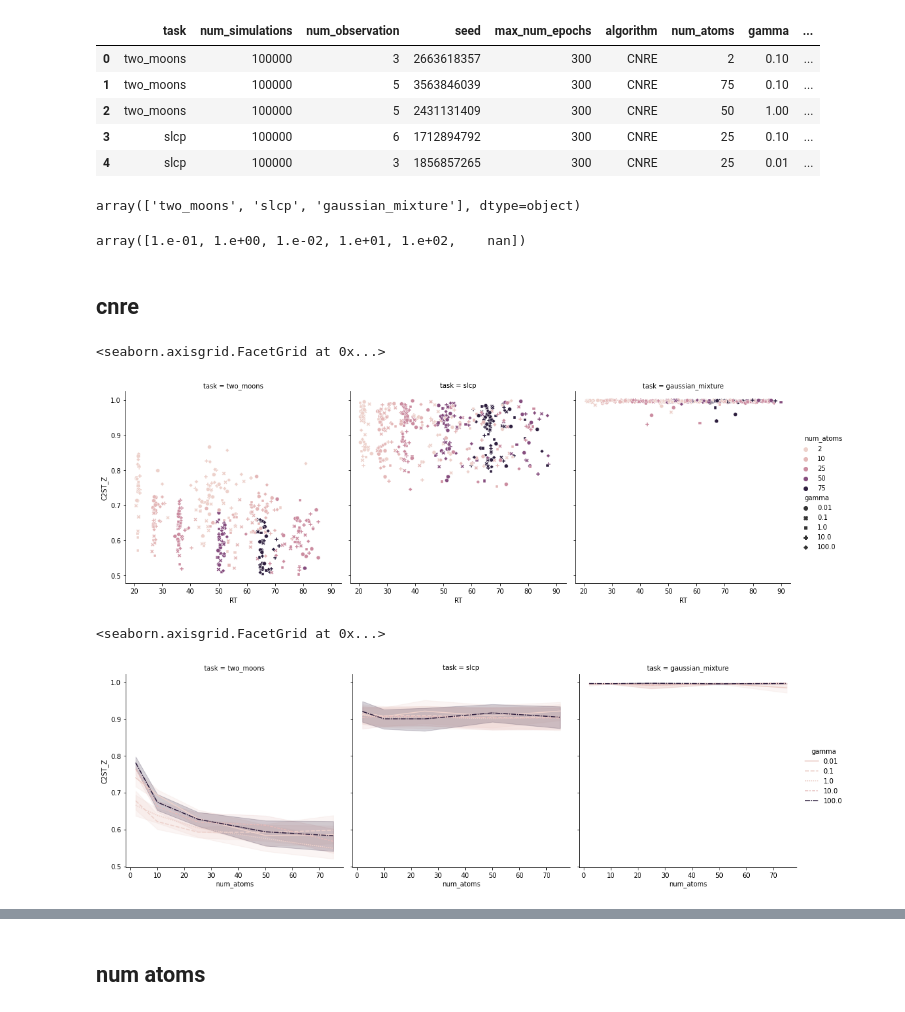
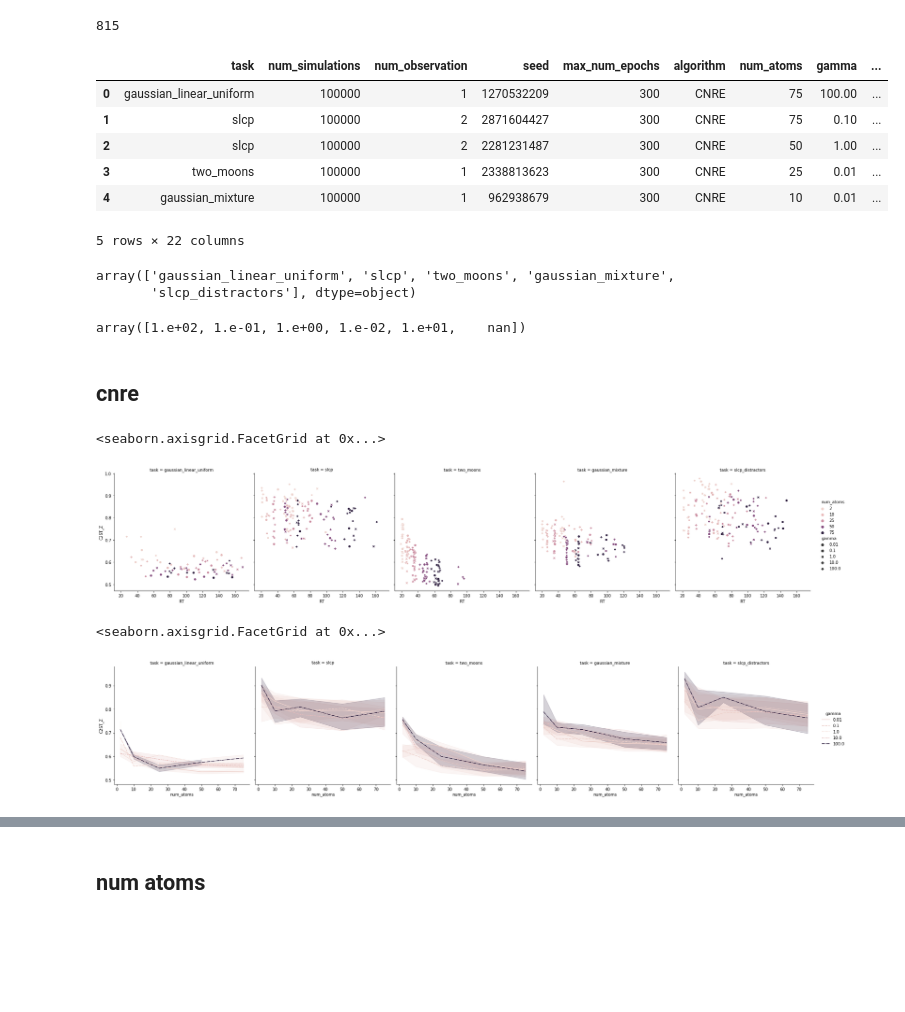
Before and after one commit to bkmi/cnre, a Jupyter notebook: benchmarking/01 initial metrics.ipynb, the cells around one changed output, grey strips where cells are left out. Saved outputs shown, nothing was run; the diff lists cells and outputs as text; code cells hidden in the pictures; blank space fills up the shorter version.

```diff
--- a/benchmarking/01 initial metrics.ipynb
+++ b/benchmarking/01 initial metrics.ipynb
@@ -57,31 +57,34 @@ def get_true_theta_from_row(row):
     return task.get_true_parameters(num_observation)
 # %%
 # df = pd.read_csv("metrics.csv", index_col=0)
-df = pd.read_csv("metrics-0401.csv", index_col=0)
-df = pd.read_csv("metrics-0402.csv", index_col=0)
+# df = pd.read_csv("metrics-0401.csv", index_col=0)
+# df = pd.read_csv("metrics-0402.csv", index_col=0)
 
 files = [
-    "metrics-0401.csv",
-    "metrics-0402.csv",
+    "metrics-0406.csv",
 ]
 df = pd.concat([pd.read_csv(file, index_col=0) for file in files], ignore_index=True)
 df["training_samples_id"] = df["training_samples_root"].map(get_training_samples_id)
+print(len(df))
 df.head()
 # %% [output]
+815
 |  | task | num_simulations | num_observation | seed | max_num_epochs | algorithm | num_atoms | gamma | ... |
-| 0 | two_moons | 100000 | 3 | 2663618357 | 300 | CNRE | 2 | 0.10 | ... |
-| 1 | two_moons | 100000 | 5 | 3563846039 | 300 | CNRE | 75 | 0.10 | ... |
-| 2 | two_moons | 100000 | 5 | 2431131409 | 300 | CNRE | 50 | 1.00 | ... |
-| 3 | slcp | 100000 | 6 | 1712894792 | 300 | CNRE | 25 | 0.10 | ... |
-| 4 | slcp | 100000 | 3 | 1856857265 | 300 | CNRE | 25 | 0.01 | ... |
+| 0 | gaussian_linear_uniform | 100000 | 1 | 1270532209 | 300 | CNRE | 75 | 100.00 | ... |
+| 1 | slcp | 100000 | 2 | 2871604427 | 300 | CNRE | 75 | 0.10 | ... |
+| 2 | slcp | 100000 | 2 | 2281231487 | 300 | CNRE | 50 | 1.00 | ... |
+| 3 | two_moons | 100000 | 1 | 2338813623 | 300 | CNRE | 25 | 0.01 | ... |
+| 4 | gaussian_mixture | 100000 | 1 | 962938679 | 300 | CNRE | 10 | 0.01 | ... |
+5 rows × 22 columns
 # %%
 df["task"].unique()
 # %% [output]
-array(['two_moons', 'slcp', 'gaussian_mixture'], dtype=object)
+array(['gaussian_linear_uniform', 'slcp', 'two_moons', 'gaussian_mixture',
+       'slcp_distractors'], dtype=object)
 # %%
 df["gamma"].unique()
 # %% [output]
-array([1.e-01, 1.e+00, 1.e-02, 1.e+01, 1.e+02,    nan])
+array([1.e+02, 1.e-01, 1.e+00, 1.e-02, 1.e+01,    nan])
 # %% [markdown]
 ## cnre
 # %%
@@ -99,7 +102,7 @@ sns.relplot(
 )
 # %% [output]
 <seaborn.axisgrid.FacetGrid at 0x...>
-[figure, old version]
+[figure, new version]
 # %%
 # quality
 dfcnre = df[df["algorithm"] == "CNRE"]
@@ -115,4 +118,4 @@ sns.relplot(
 )
 # %% [output]
 <seaborn.axisgrid.FacetGrid at 0x...>
-[figure, old version]
+[figure, new version]
```
Also changed, not shown: parts of 10 cells of this notebook, 5 other files.
